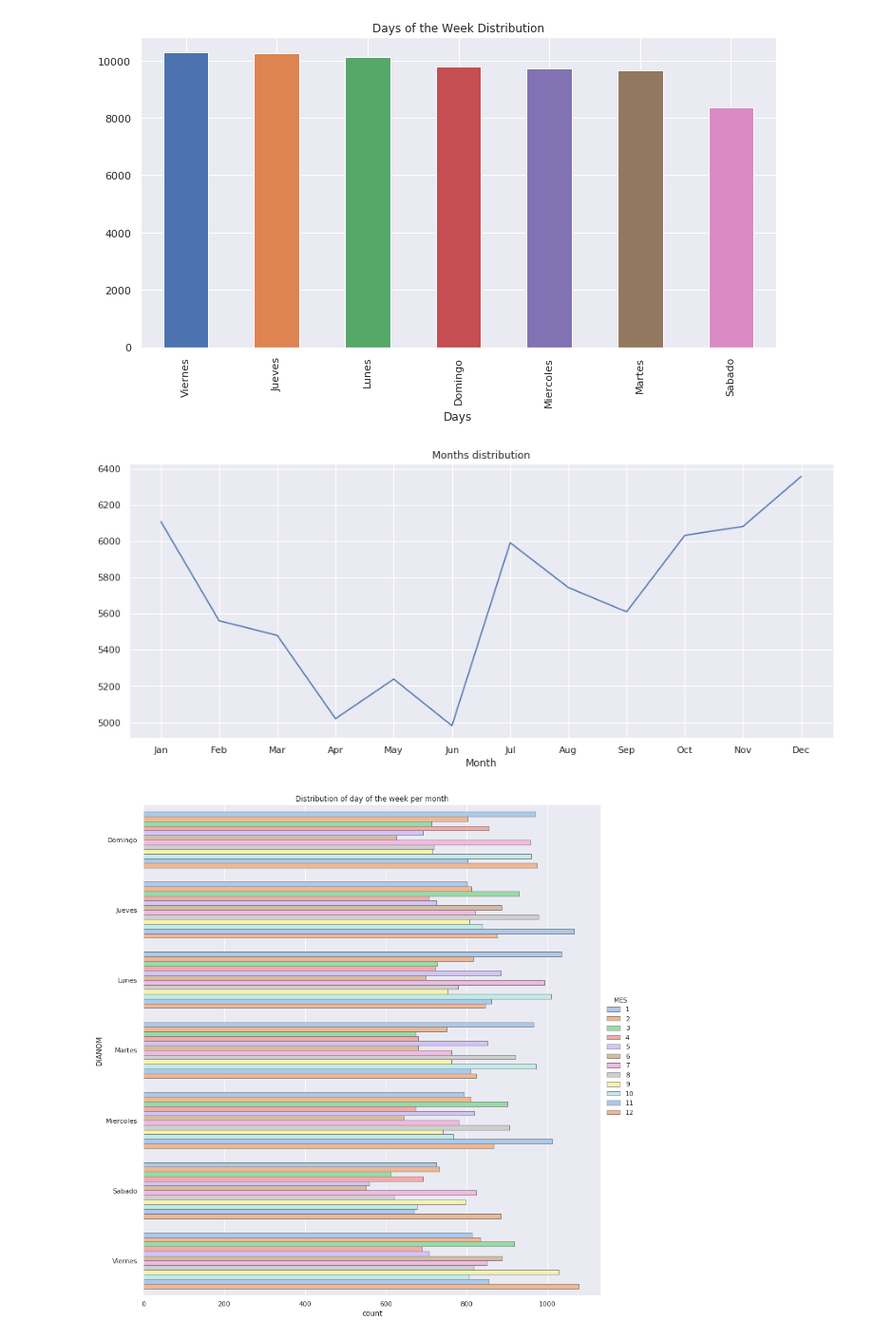
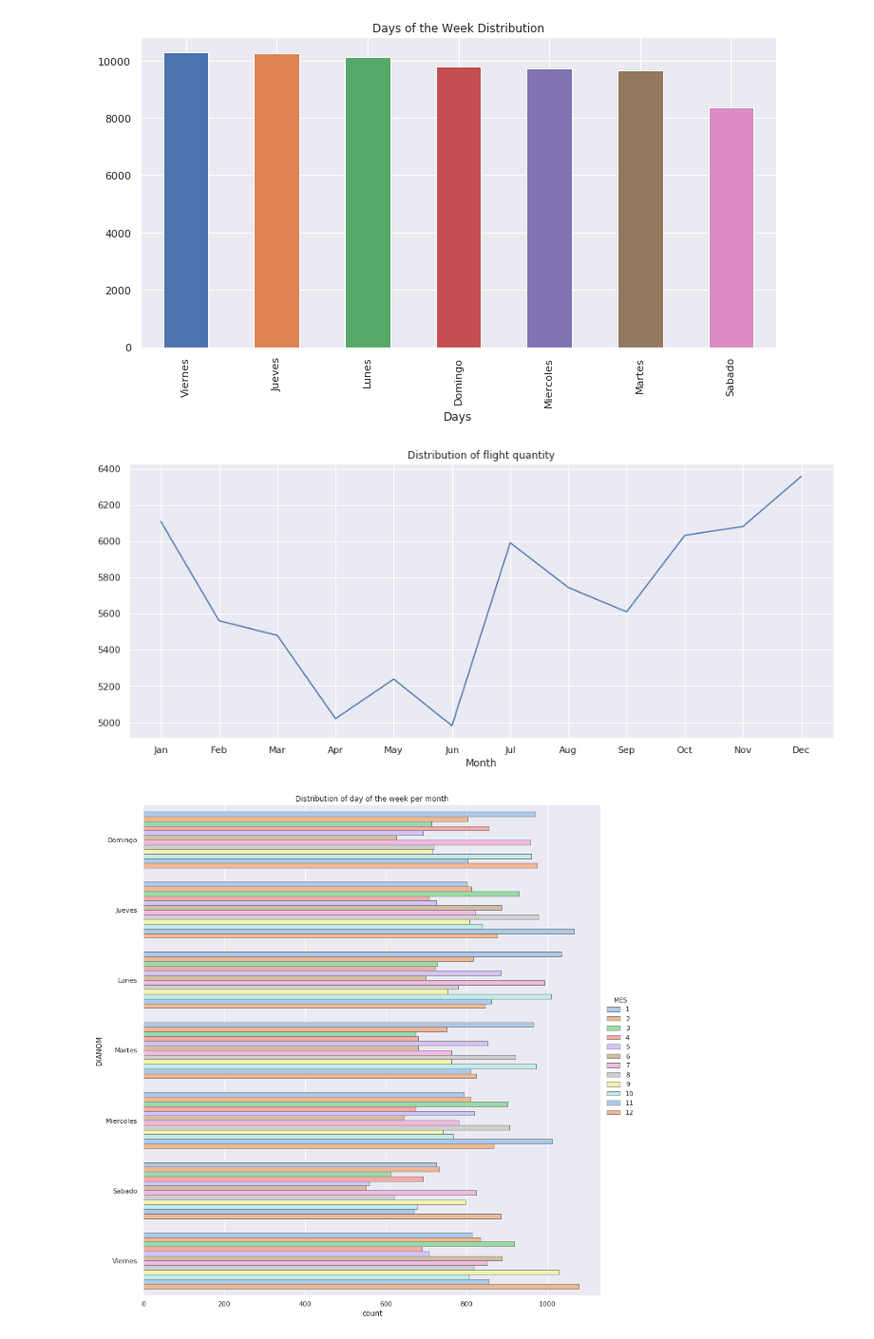
Before and after one commit to nvenegas-oliva/predict-flight-delays, a Jupyter notebook: EDA.ipynb, the cells around one changed output. Shown at 95% size. Drawn from its saved outputs; the diff is of its cells as text; code cells hidden in the pictures.

```diff
--- a/EDA.ipynb
+++ b/EDA.ipynb
@@ -40,13 +40,13 @@ _ = plt.title('Days of the Week Distribution')
 # %%
 month_dist = df.groupby(df.index.month).count()['DIA']
 month_names = [calendar.month_abbr[i] for i in month_dist.index]
 _ = plt.figure(figsize=(15, 6))
 _ = plt.plot(month_dist)
-_ = plt.title('Months distribution')
+_ = plt.title('Distribution of flight quantity')
 _ = plt.xlabel('Month')
 _ = plt.xticks(month_dist.index, month_names)
 # %% [output]
-[figure, old version]
+[figure, new version]
 # %%
 _ = sns.catplot(y="DIANOM",
                 hue="MES",
```
